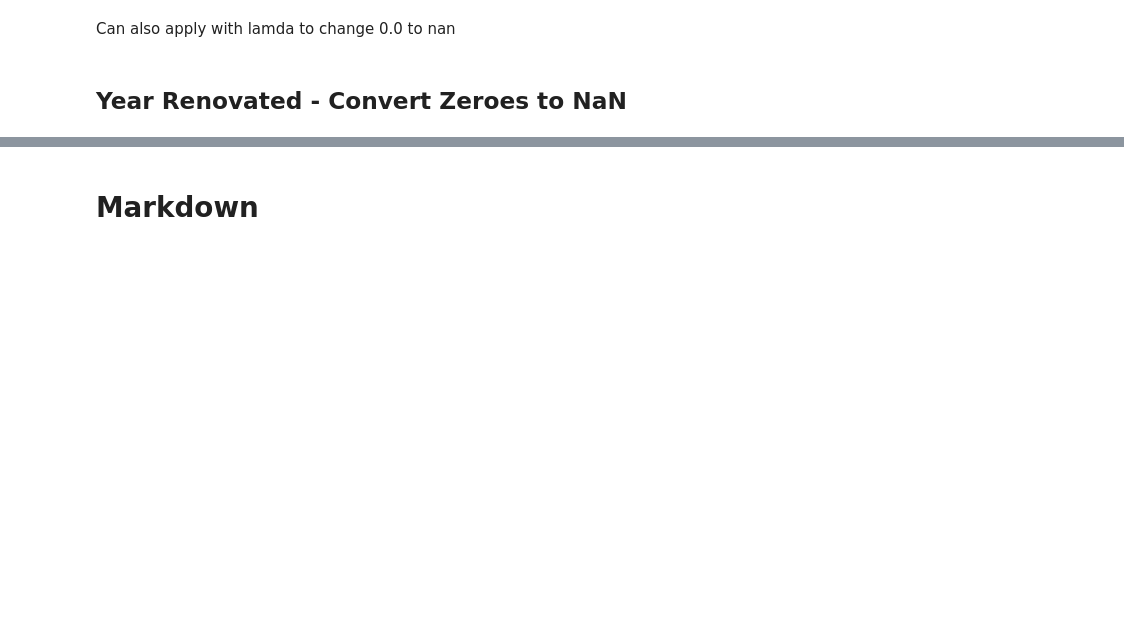
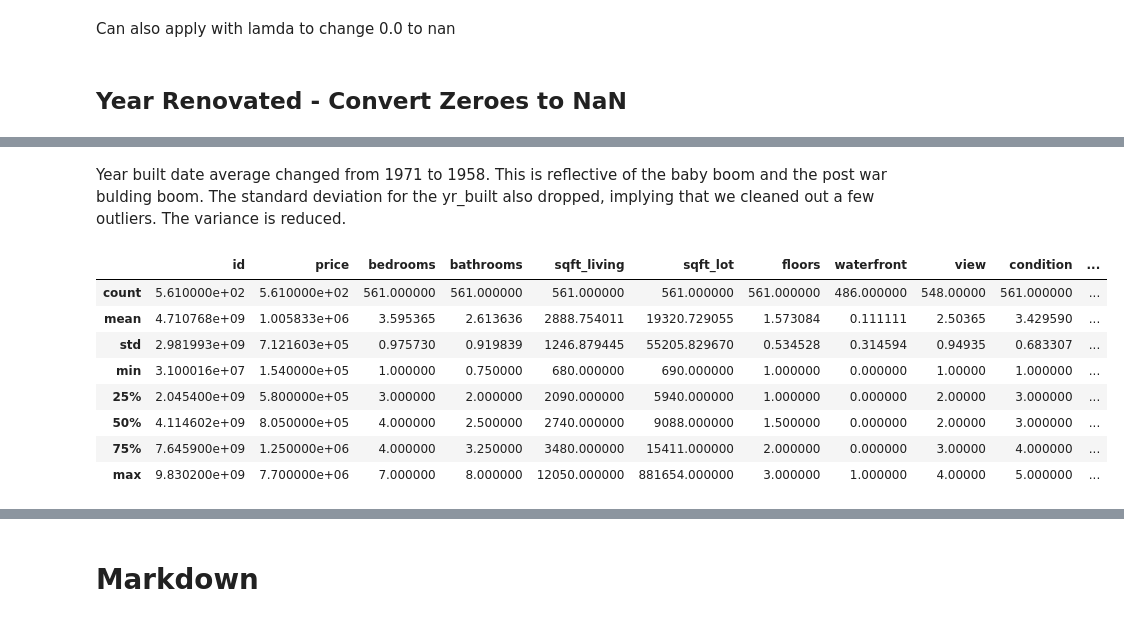
Before and after one commit to mattblasa/King-County-House-Prediction-2021, a Jupyter notebook: KC_EDA.ipynb, the cells around one changed output, grey strips where cells are left out. Drawn from its saved outputs; the diff is of its cells as text; code cells hidden in the pictures; blank space fills up the shorter version.

```diff
--- a/KC_EDA.ipynb
+++ b/KC_EDA.ipynb
@@ -261,0 +280,14 @@ Can also apply with lamda to change 0.0 to nan
+# %% [markdown]
+Year built date average changed from 1971 to 1958. This is reflective of the baby boom and the post war bulding boom. The standard deviation for the yr_built also dropped, implying that we cleaned out a few outliers. The variance is reduced.
+# %%
+df2.describe()
+# %% [output]
+|  | id | price | bedrooms | bathrooms | sqft_living | sqft_lot | floors | waterfront | view | condition | ... |
+| count | 5.610000e+02 | 5.610000e+02 | 561.000000 | 561.000000 | 561.000000 | 561.000000 | 561.000000 | 486.000000 | 548.00000 | 561.000000 | ... |
+| mean | 4.710768e+09 | 1.005833e+06 | 3.595365 | 2.613636 | 2888.754011 | 19320.729055 | 1.573084 | 0.111111 | 2.50365 | 3.429590 | ... |
+| std | 2.981993e+09 | 7.121603e+05 | 0.975730 | 0.919839 | 1246.879445 | 55205.829670 | 0.534528 | 0.314594 | 0.94935 | 0.683307 | ... |
+| min | 3.100016e+07 | 1.540000e+05 | 1.000000 | 0.750000 | 680.000000 | 690.000000 | 1.000000 | 0.000000 | 1.00000 | 1.000000 | ... |
+| 25% | 2.045400e+09 | 5.800000e+05 | 3.000000 | 2.000000 | 2090.000000 | 5940.000000 | 1.000000 | 0.000000 | 2.00000 | 3.000000 | ... |
+| 50% | 4.114602e+09 | 8.050000e+05 | 4.000000 | 2.500000 | 2740.000000 | 9088.000000 | 1.500000 | 0.000000 | 2.00000 | 3.000000 | ... |
+| 75% | 7.645900e+09 | 1.250000e+06 | 4.000000 | 3.250000 | 3480.000000 | 15411.000000 | 2.000000 | 0.000000 | 3.00000 | 4.000000 | ... |
+| max | 9.830200e+09 | 7.700000e+06 | 7.000000 | 8.000000 | 12050.000000 | 881654.000000 | 3.000000 | 1.000000 | 4.00000 | 5.000000 | ... |
```
Also changed, not shown: parts of 17 cells of this notebook.
